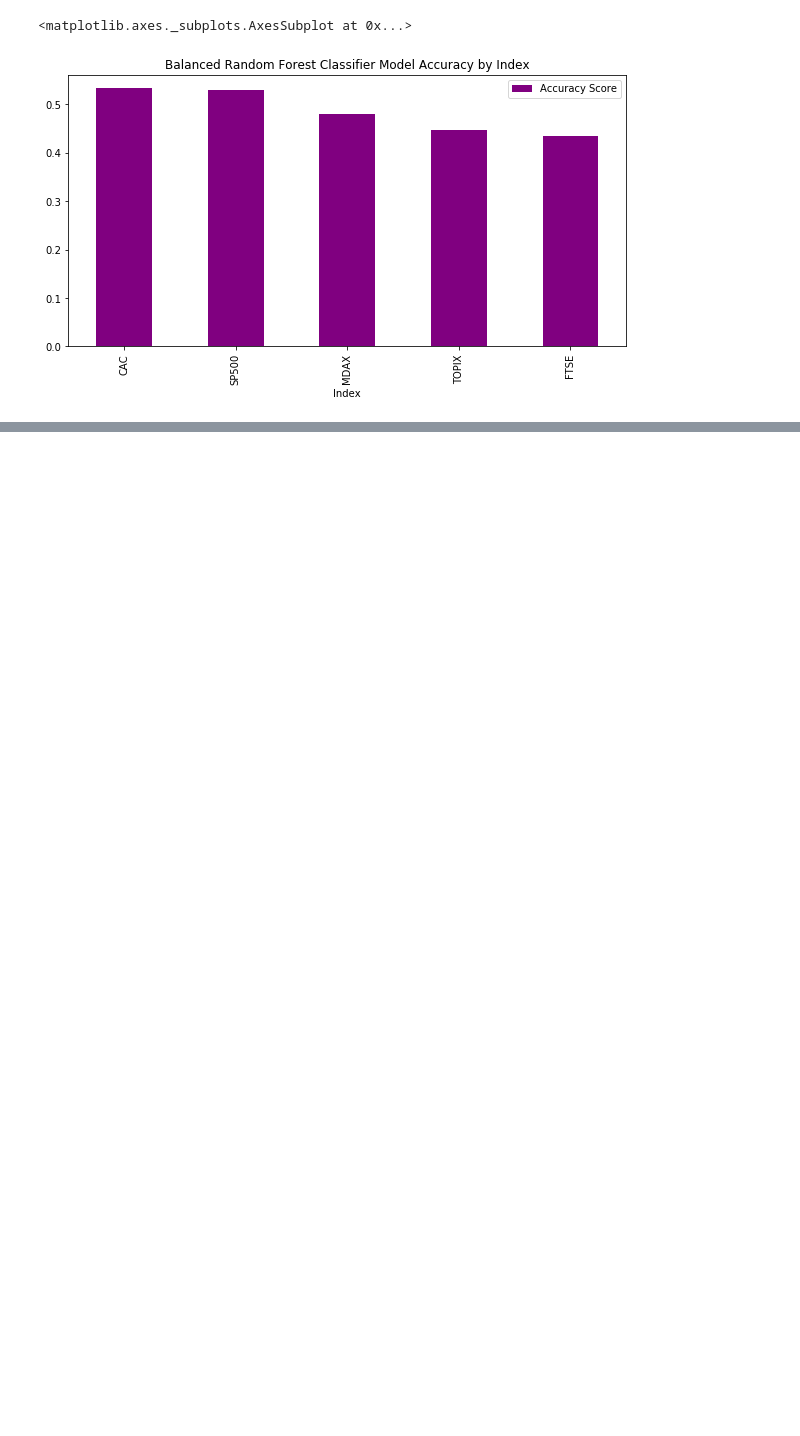
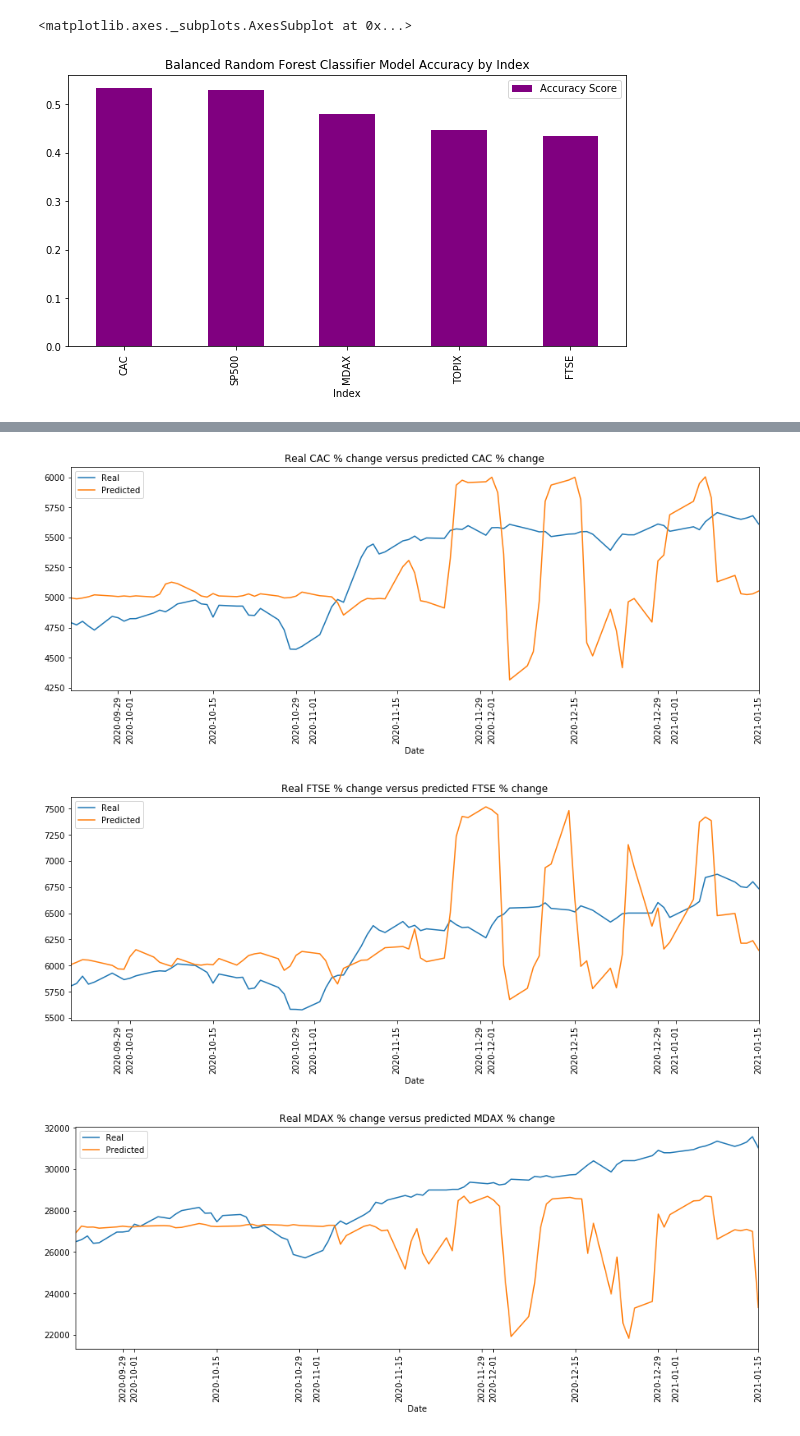
Before and after one commit to justinj8/Machine-Learning_Project, a Jupyter notebook: machine_learning-LSTM.ipynb, the cells around one changed output, grey strips where cells are left out. Saved outputs shown, nothing was run; the diff lists cells and outputs as text; code cells hidden in the pictures; blank space fills up the shorter version.

Commit message:
fleshed out LSTM

```diff
--- a/machine_learning-LSTM.ipynb
+++ b/machine_learning-LSTM.ipynb
@@ -547,0 +549,6 @@ for key, data in lstm_pct_indices.items():
+# %%
+lstm_pct_hb_df = combined_df.drop(inc_columns+cls_columns, axis=1)
+lstm_cls_hb_df = combined_df.drop(inc_columns+pct_columns, axis=1)
+# %%
+lstm_pct_hb_indices, lstm_pct_hb_features = initialize_multi_lstm_data(df=lstm_pct_hb_df, target_sections=indices, target_columns=pct_columns, window=5)
+lstm_cls_hb_indices, lstm_cls_hb_features = initialize_multi_lstm_data(df=lstm_cls_hb_df, target_sections=indices, target_columns=cls_columns, window=5)
@@ -547,0 +649,7 @@ for key, data in lstm_pct_indices.items():
+# %%
+for key, data in lstm_cls_hb_indices.items():
+    data["Real VS Predicted"].plot(title = f"Real {key} % change versus predicted {key} % change", figsize = (15,5), rot=90)
+# %% [output]
+[figure, added]
+[figure, added]
+[figure, added]
```
Also changed, not shown: parts of 17 cells of this notebook, 4 other files.
